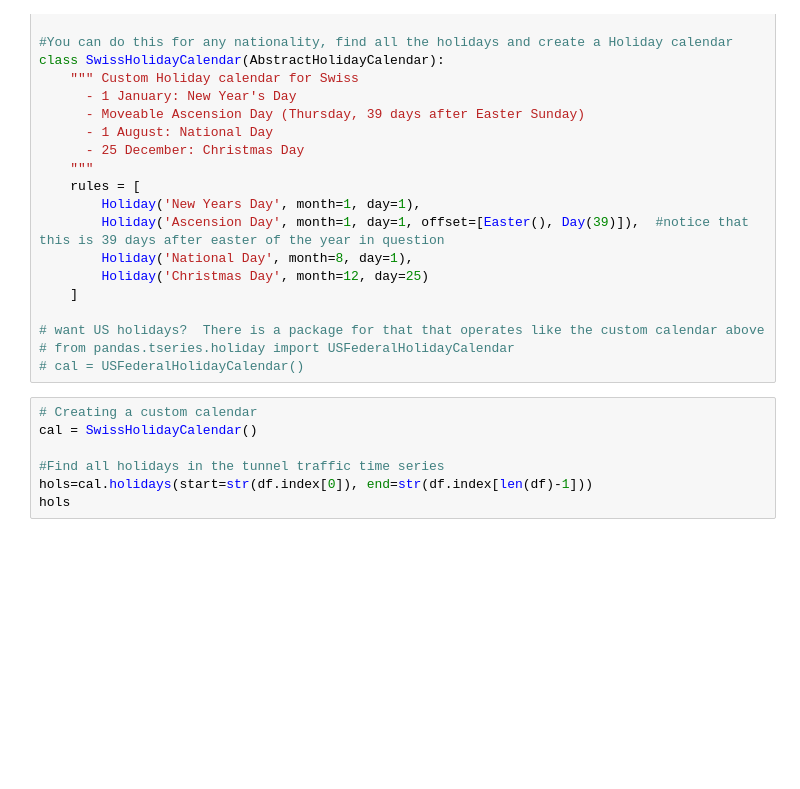
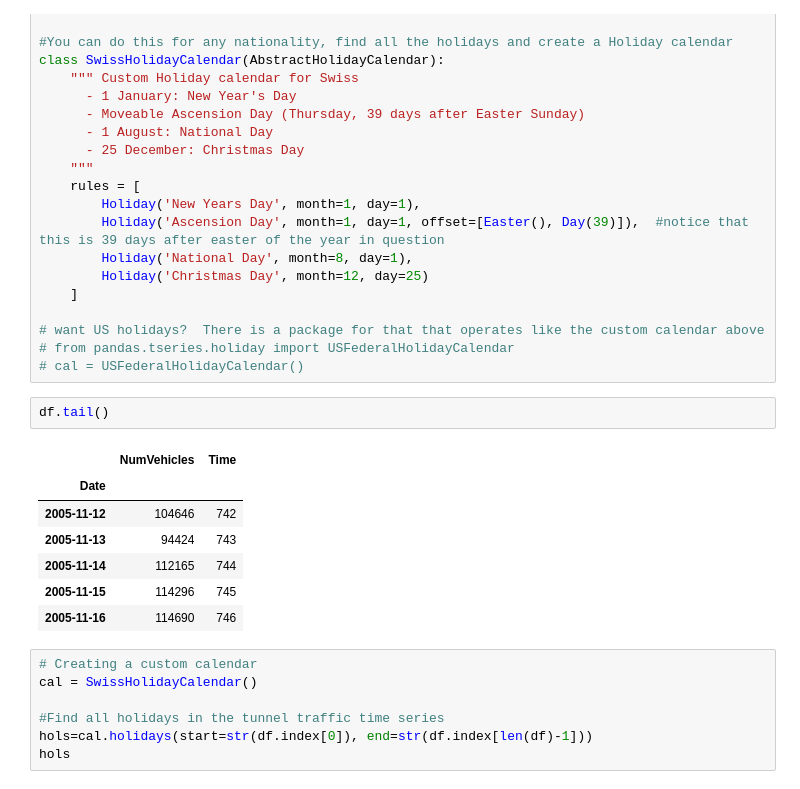
Before and after one commit to CNUClasses/DATA301_CODE, a Jupyter notebook: week_13/13_1_Hybrid_Model.ipynb, the cells around one changed output. Saved outputs shown, nothing was run; the diff lists cells and outputs as text; blank space fills up the shorter version.

```diff
--- a/week_13/13_1_Hybrid_Model.ipynb
+++ b/week_13/13_1_Hybrid_Model.ipynb
@@ -105,6 +110,16 @@ class SwissHolidayCalendar(AbstractHolidayCalendar):
 # want US holidays?  There is a package for that that operates like the custom calendar above
 # from pandas.tseries.holiday import USFederalHolidayCalendar
 # cal = USFederalHolidayCalendar()
+# %%
+df.tail()
+# %% [output]
+|  | NumVehicles | Time |
+| Date |  |  |
+| 2005-11-12 | 104646 | 742 |
+| 2005-11-13 | 94424 | 743 |
+| 2005-11-14 | 112165 | 744 |
+| 2005-11-15 | 114296 | 745 |
+| 2005-11-16 | 114690 | 746 |
 # %%
 # Creating a custom calendar
 cal = SwissHolidayCalendar()
```
Also changed, not shown: parts of 23 cells of this notebook, 1 other file.
